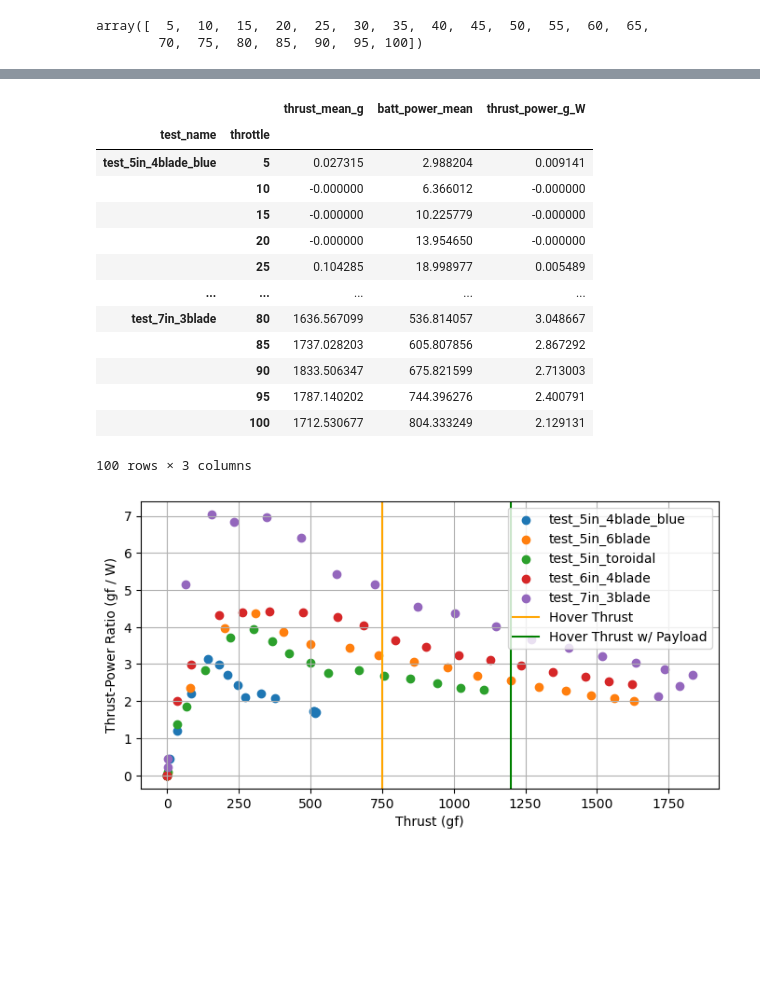
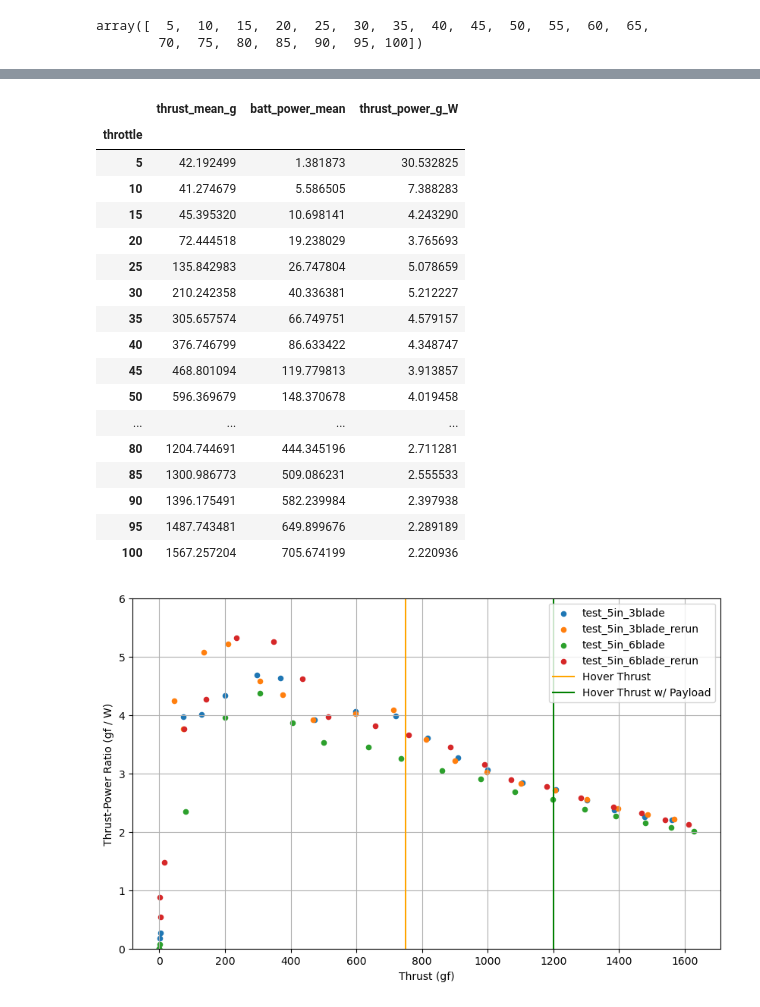
Before and after one commit to gtaharaedmonds/coaxial-drone, a Jupyter notebook: thrust_jig/test_runner/open_air_experiment_notebook.ipynb, the cells around one changed output, grey strips where cells are left out. Cells and saved outputs as stored; diff of their text form; code cells hidden in the pictures; blank space fills up the shorter version.

```diff
--- a/thrust_jig/test_runner/open_air_experiment_notebook.ipynb
+++ b/thrust_jig/test_runner/open_air_experiment_notebook.ipynb
@@ -61,18 +64,27 @@ data_dict = {}
 data_dict["test_5in_6blade"] = test_run(
     filename=test_directory / "test_5in_6blade.csv", plan=plan
 )
-data_dict["test_5in_4blade_blue"] = test_run(
-    filename=test_directory / "test_5in_4blade_blue.csv", plan=plan
+# data_dict["test_5in_4blade_blue"] = test_run(
+#     filename=test_directory / "test_5in_4blade_blue.csv", plan=plan
+# )
+# data_dict["test_6in_4blade"] = test_run(
+#     filename=test_directory / "test_6in_4blade.csv", plan=plan
+# )
+# data_dict["test_7in_3blade"] = test_run(
+#     filename=test_directory / "test_7in_3blade.csv", plan=plan
+# )
+# data_dict["test_5in_toroidal"] = test_run(
+#     filename=test_directory / "test_5in_toroidal.csv", plan=plan
+# )
+data_dict["test_5in_3blade"] = test_run(
+    filename=test_directory / "test_5in_3blade.csv", plan=plan
 )
-data_dict["test_6in_4blade"] = test_run(
-    filename=test_directory / "test_6in_4blade.csv", plan=plan
+data_dict["test_5in_6blade_rerun"] = test_run(
+    filename=test_directory / "test_5in_6blade_rerun.csv", plan=plan
 )
-data_dict["test_7in_3blade"] = test_run(
-    filename=test_directory / "test_7in_3blade.csv", plan=plan
+data_dict["test_5in_3blade_rerun"] = test_run(
+    filename=test_directory / "test_5in_3blade_rerun.csv", plan=plan
 )
-data_dict["test_5in_toroidal"] = test_run(
-    filename=test_directory / "test_5in_toroidal.csv", plan=plan
-)
 # %% [output]
 Loading saved data
 Loading saved data
@@ -240,33 +264,38 @@ plt.show()
 # TODO: nominal thrust-weight ratio plot
 # thrust_mean_g.iloc[-1] / hover_thrust_g
 # %%
-df_thrust_power
+df_thrust_power.loc["test_5in_3blade_rerun"]
 # %% [output]
-|  |  | thrust_mean_g | batt_power_mean | thrust_power_g_W |
-| test_name | throttle |  |  |  |
-| test_5in_4blade_blue | 5 | 0.027315 | 2.988204 | 0.009141 |
-|  | 10 | -0.000000 | 6.366012 | -0.000000 |
-|  | 15 | -0.000000 | 10.225779 | -0.000000 |
-|  | 20 | -0.000000 | 13.954650 | -0.000000 |
-|  | 25 | 0.104285 | 18.998977 | 0.005489 |
-| ... | ... | ... | ... | ... |
-| test_7in_3blade | 80 | 1636.567099 | 536.814057 | 3.048667 |
-|  | 85 | 1737.028203 | 605.807856 | 2.867292 |
-|  | 90 | 1833.506347 | 675.821599 | 2.713003 |
-|  | 95 | 1787.140202 | 744.396276 | 2.400791 |
-|  | 100 | 1712.530677 | 804.333249 | 2.129131 |
+|  | thrust_mean_g | batt_power_mean | thrust_power_g_W |
+| throttle |  |  |  |
+| 5 | 42.192499 | 1.381873 | 30.532825 |
+| 10 | 41.274679 | 5.586505 | 7.388283 |
+| 15 | 45.395320 | 10.698141 | 4.243290 |
+| 20 | 72.444518 | 19.238029 | 3.765693 |
+| 25 | 135.842983 | 26.747804 | 5.078659 |
+| 30 | 210.242358 | 40.336381 | 5.212227 |
+| 35 | 305.657574 | 66.749751 | 4.579157 |
+| 40 | 376.746799 | 86.633422 | 4.348747 |
+| 45 | 468.801094 | 119.779813 | 3.913857 |
+| 50 | 596.369679 | 148.370678 | 4.019458 |
+| ... | ... | ... | ... |
+| 80 | 1204.744691 | 444.345196 | 2.711281 |
+| 85 | 1300.986773 | 509.086231 | 2.555533 |
+| 90 | 1396.175491 | 582.239984 | 2.397938 |
+| 95 | 1487.743481 | 649.899676 | 2.289189 |
+| 100 | 1567.257204 | 705.674199 | 2.220936 |
-100 rows × 3 columns
 # %%
-plt.figure(figsize=(8, 4))
+plt.figure(figsize=(10, 6))
 for n, grp in df_thrust_power.groupby("test_name"):
-    plt.scatter(x="thrust_mean_g", y="thrust_power_g_W", data=grp, label=n)
+    plt.scatter(x="thrust_mean_g", y="thrust_power_g_W", data=grp, label=n, s=20)
 plt.xlabel("Thrust (gf)")
 plt.ylabel("Thrust-Power Ratio (gf / W)")
+plt.ylim(0, 6)
 plt.axvline(hover_thrust_g, color="orange", label="Hover Thrust")
 plt.axvline(payload_thrust_g, color="g", label="Hover Thrust w/ Payload")
 plt.grid()
 plt.legend()
 plt.show()
 # %% [output]
-[figure, old version]
+[figure, new version]
 # %%
```
Also changed, not shown: parts of 8 cells of this notebook, 3 other files.
